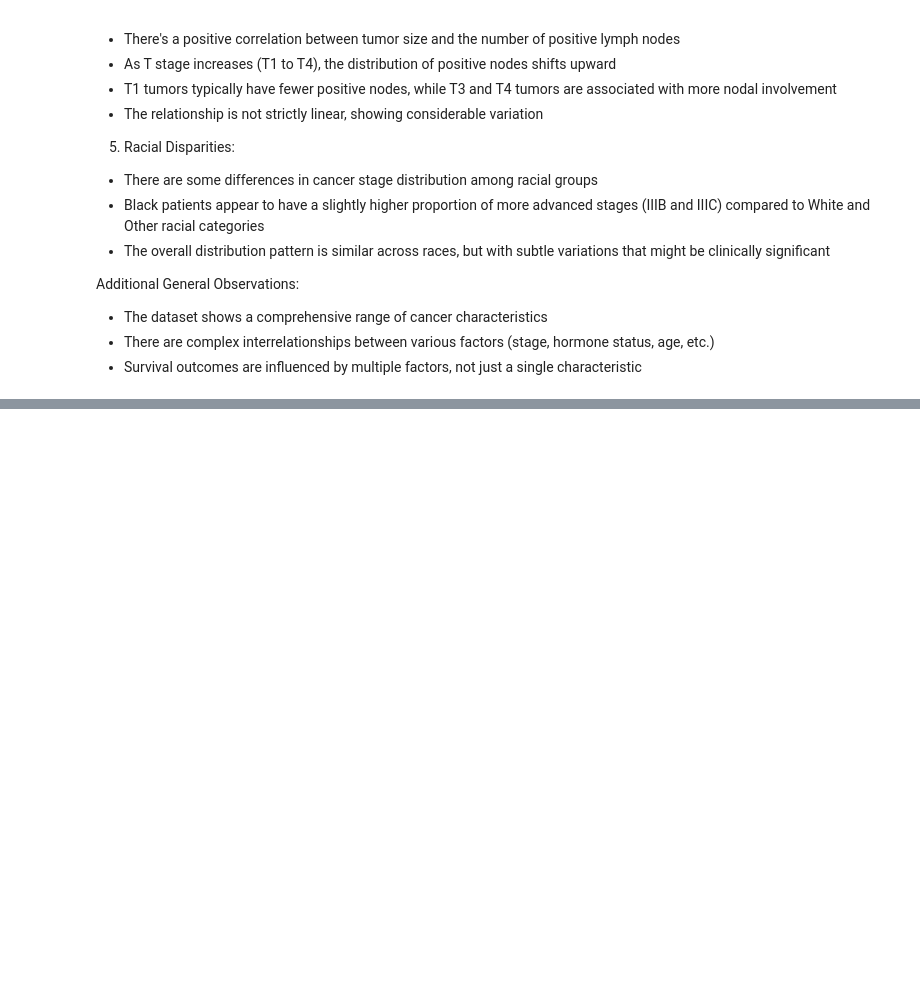
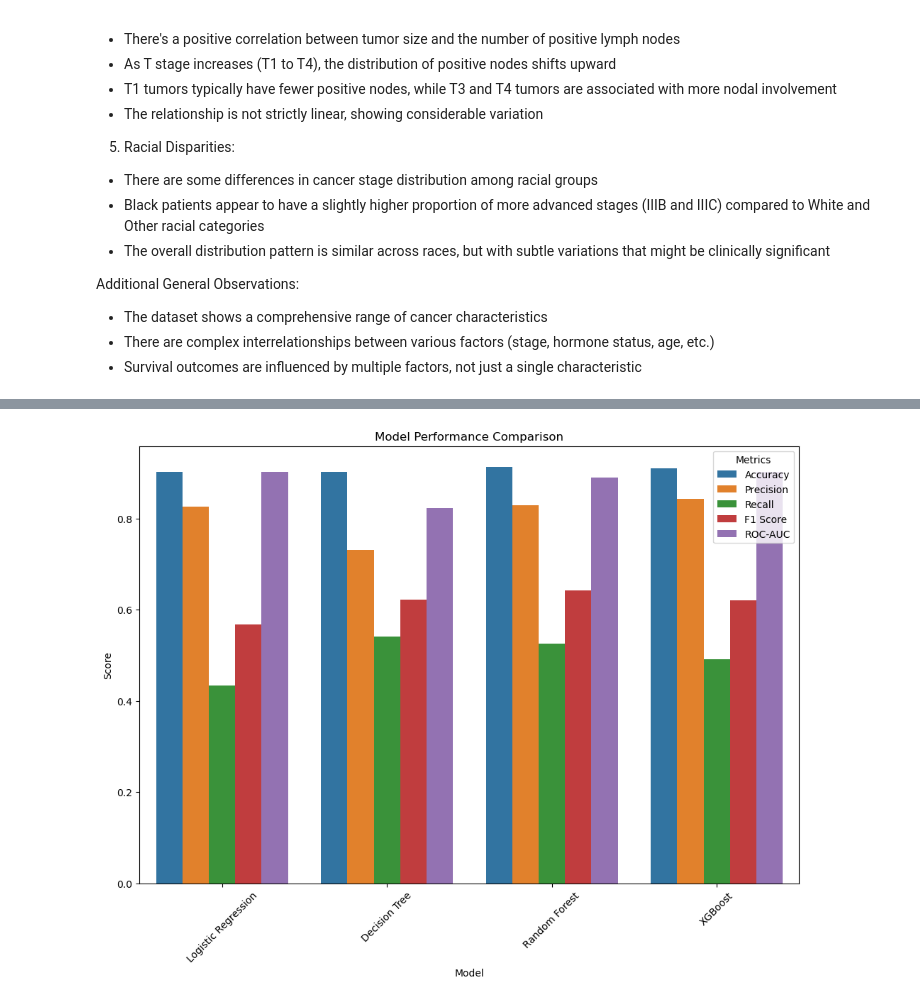
Before and after one commit to itsahmdsyd/Breast-Cancer-Project, a Jupyter notebook: Breast_Cancer_project.ipynb, the cells around one changed output, grey strips where cells are left out. Saved outputs shown, nothing was run; the diff lists cells and outputs as text; code cells hidden in the pictures; blank space fills up the shorter version.

```diff
--- a/Breast_Cancer_project.ipynb
+++ b/Breast_Cancer_project.ipynb
@@ -437,0 +510,29 @@ Additional General Observations:
+# %%
+# 7. Loop over each model, perform GridSearchCV and cross-validation
+best_models = {}
+for model_name, model in models.items():
+    print(f"\nTraining {model_name}...")
+
+    # Create a pipeline with preprocessing and the model
+    pipeline = Pipeline(steps=[
+        ('preprocessor', preprocessor),
+        ('model', model)
+    ])
+
+    # Perform GridSearchCV for hyperparameter tuning
+    grid_search = GridSearchCV(pipeline, param_grids[model_name], cv=5, scoring='accuracy', n_jobs=-1)
+    grid_search.fit(X_train, y_train)
+
+    # Cross-validation results
+    print(f"Best Parameters for {model_name}: {grid_search.best_params_}")
+    cross_val_scores = cross_val_score(grid_search.best_estimator_, X_train, y_train, cv=5)
+    print(f"Cross-validation accuracy for {model_name}: {cross_val_scores.mean():.4f} ± {cross_val_scores.std():.4f}")
+
+    # Store the best model
+    best_models[model_name] = grid_search.best_estimator_
+
+# 8. Evaluate the best model on the test set
+for model_name, best_model in best_models.items():
+    y_pred = best_model.predict(X_test)
+    test_accuracy = accuracy_score(y_test, y_pred)
+    print(f"\nTest Accuracy for {model_name}: {test_accuracy:.4f}")
@@ -437,0 +618,17 @@ Additional General Observations:
+# %%
+# Visualization of metrics
+plt.figure(figsize=(12, 8))
+
+# Plotting the metrics for each model
+sns.barplot(data=metrics_df.reset_index().melt(id_vars='index'),
+            x='index', y='value', hue='variable')
+
+# Formatting the plot
+plt.title('Model Performance Comparison')
+plt.xlabel('Model')
+plt.ylabel('Score')
+plt.xticks(rotation=45)
+plt.legend(title='Metrics')
+plt.show()
+# %% [output]
+[figure, added]
```
Also changed, not shown: parts of 8 cells of this notebook, 1 other file.
